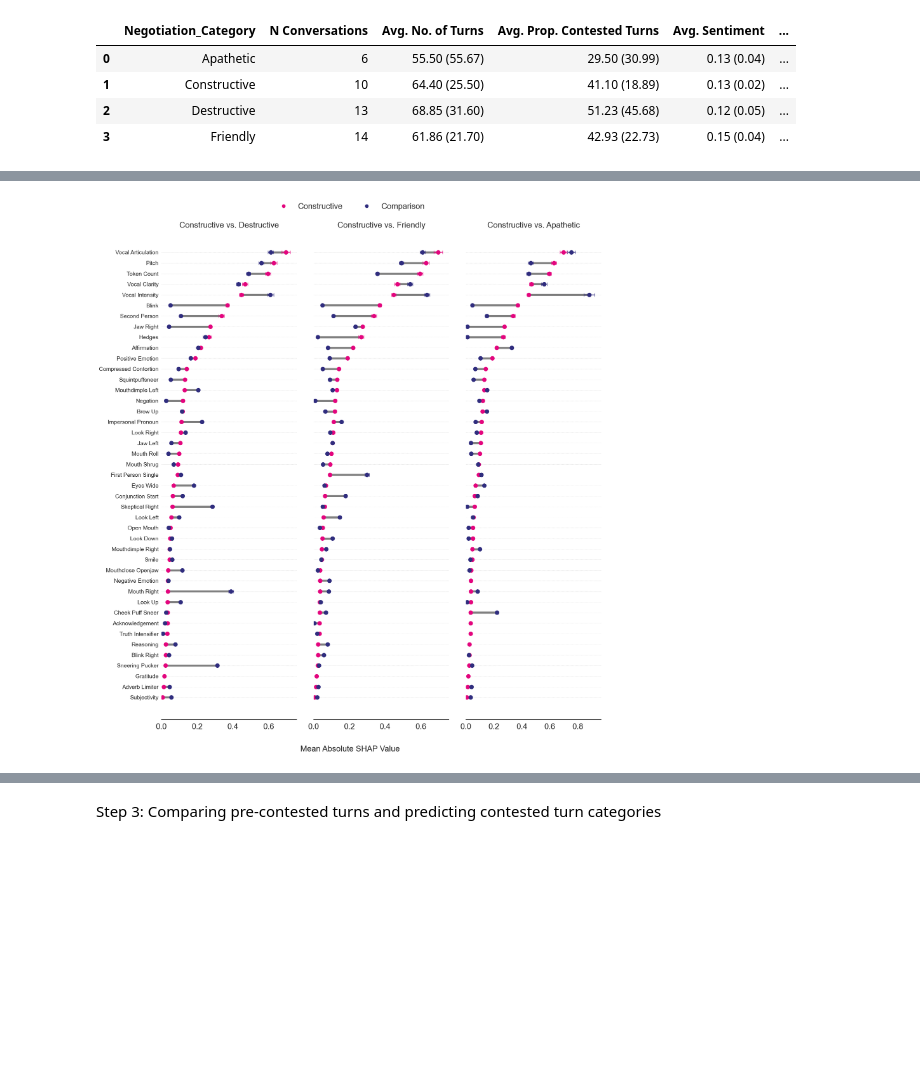
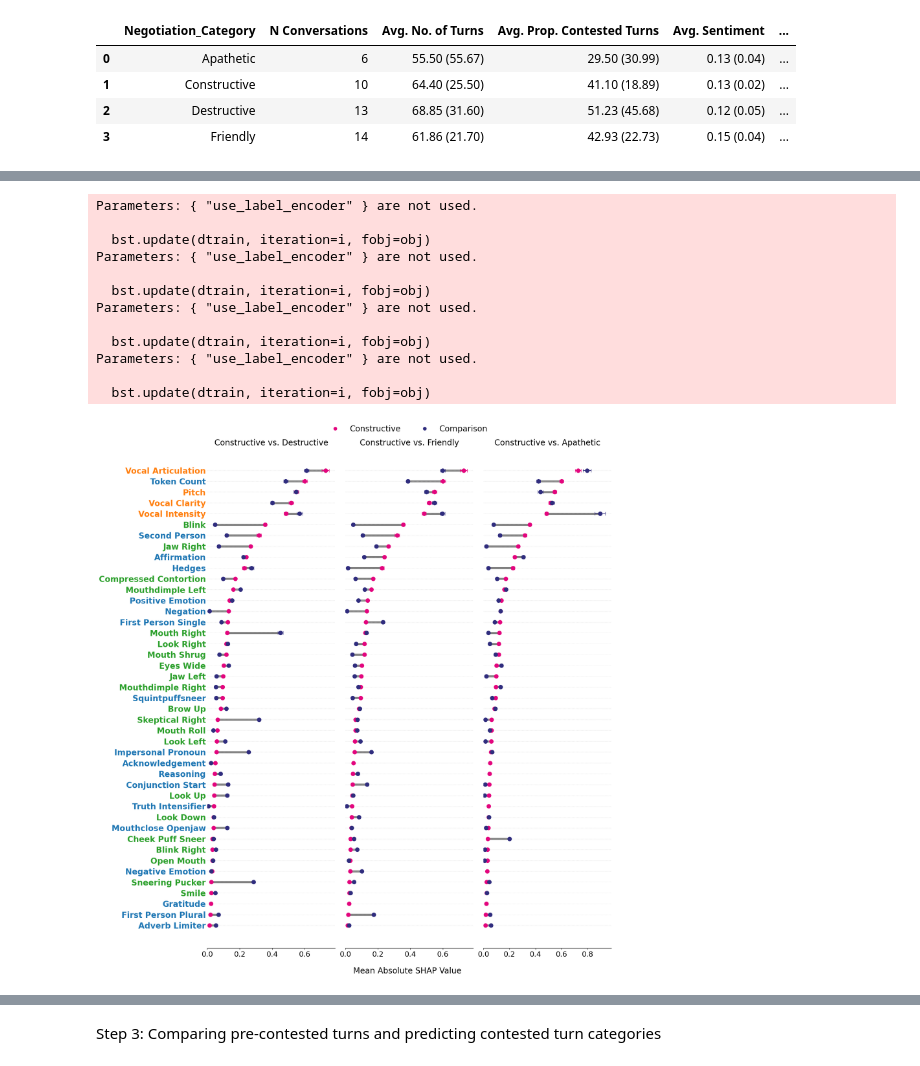
Before and after one commit to bbevis/Con2vec, a Jupyter notebook: Python/turnLevel_results.ipynb, the cells around one changed output, grey strips where cells are left out. Drawn from its saved outputs; the diff is of its cells as text; code cells hidden in the pictures; blank space fills up the shorter version.

```diff
--- a/Python/turnLevel_results.ipynb
+++ b/Python/turnLevel_results.ipynb
@@ -646,6 +782,19 @@ KeyboardInterrupt:
 # %%
-# segments = ['Constructive', 'Destructive','Friendly','Apathetic']
-# shap_dfs_by_category = generate_categorywise_bootstrapped_shap(df, segments, n_boot=1000)
-plot_dumbbell_facets(shap_dfs_by_category, base_category='Constructive', compare_categories=['Destructive', 'Friendly', 'Apathetic'])
+segments = ['Constructive', 'Destructive','Friendly','Apathetic']
+shap_dfs_by_category = generate_categorywise_bootstrapped_shap(df, segments, n_boot=1000)
+# plot_dumbbell_facets(shap_dfs_by_category, base_category='Constructive', compare_categories=['Destructive', 'Friendly', 'Apathetic'])
+full_results = plot_dumbbell_facets(shap_dfs_by_category, base_category="Constructive", compare_categories=["Destructive", "Friendly", "Apathetic"])
 # %% [output]
+Parameters: { "use_label_encoder" } are not used.
+
+  bst.update(dtrain, iteration=i, fobj=obj)
+Parameters: { "use_label_encoder" } are not used.
+
+  bst.update(dtrain, iteration=i, fobj=obj)
+Parameters: { "use_label_encoder" } are not used.
+
+  bst.update(dtrain, iteration=i, fobj=obj)
+Parameters: { "use_label_encoder" } are not used.
+
+  bst.update(dtrain, iteration=i, fobj=obj)
-[figure, old version]
+[figure, new version]
```
Also changed, not shown: parts of 12 cells of this notebook.
